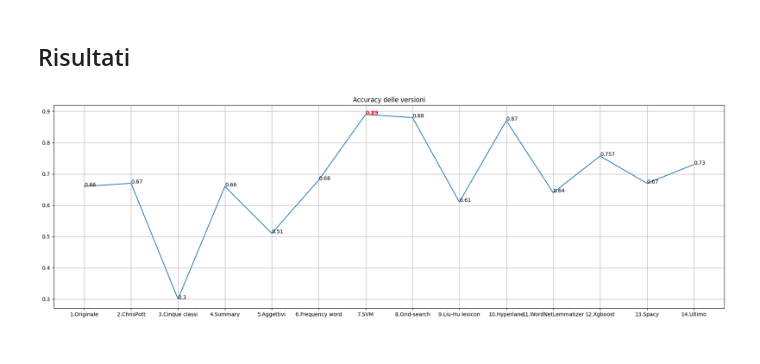
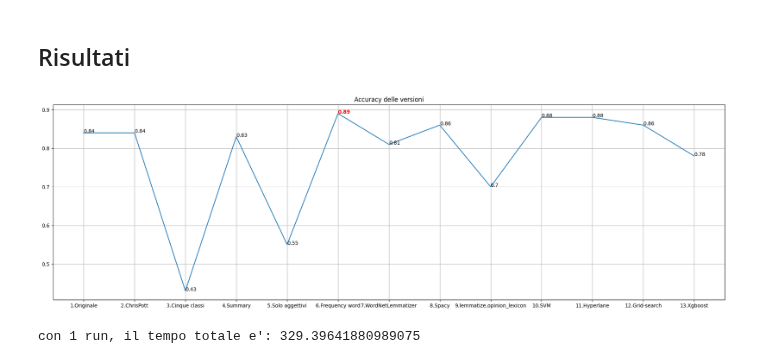
Before and after one commit to ElenaCurti/big-data, a Jupyter notebook: Attivita_05_TextAnalytics/applicazione.ipynb, the cells around one changed output. Saved outputs shown, nothing was run; the diff lists cells and outputs as text; code cells hidden in the pictures.

```diff
--- a/Attivita_05_TextAnalytics/applicazione.ipynb
+++ b/Attivita_05_TextAnalytics/applicazione.ipynb
@@ -131,4 +157,5 @@ def get_classifier_and_mean_accuracy(lista_overall, limite=100,  funzione_filtra
 # %%
-classifier1, accuracy1 = get_classifier_and_mean_accuracy([1.0, 5.0], funzione_tokenize=nltk.word_tokenize)
+classifier1, accuracy1 = get_classifier_and_mean_accuracy([1.0, 5.0], funzione_tokenize=nltk.word_tokenize, num_run=2)
 print(accuracy1)
+dizionario_plot["1.Originale"] = accuracy1
 # %% [output]
@@ -175,4 +212,5 @@ Most Informative Features
 # %%
-classifier3, accuracy3 = get_classifier_and_mean_accuracy([float(i) for i in range(1,6)],limite=100, funzione_tokenize=nltk.word_tokenize)
+classifier3, accuracy3 = get_classifier_and_mean_accuracy([float(i) for i in range(1,6)], funzione_tokenize=nltk.word_tokenize)
 print(accuracy3)
+dizionario_plot["3.Cinque classi"] = accuracy3
 # %% [output]
@@ -333,0 +242,4 @@ Accuracy:  0.88
+# %%
+classifier4, accuracy4 = get_classifier_and_mean_accuracy([1.0, 5.0], field="summary", funzione_tokenize=nltk.word_tokenize, min_freq=0)
+print(accuracy4)
+dizionario_plot["4.Summary"] = accuracy4
@@ -423,8 +565,8 @@ import xgboost as xgb
 import numpy as np
 from sklearn.metrics import accuracy_score
 
-reviews12 = getReviewData([1.0, 5.0], limite=1000)
-train_data, train_target, test_data, test_target = get_train_test_data_target(reviews12)
+reviews13 = getReviewData([1.0, 5.0], limite=1000)
+train_data, train_target, test_data, test_target = get_train_test_data_target(reviews13)
 
 cv = CountVectorizer(binary = True)
 cv.fit(train_data, train_target)
@@ -443,11 +585,13 @@ param = {'objective': 'binary:hinge'}       # Mette in  predicted_test solo valo
 # param = {}
 # binary:hinge
 # TODO fare 50 run
-classifier12 = xgb.train(param, train_matrix, num_boost_round = 30)
-predicted_test = classifier12.predict(test_matrix).tolist()
+classifier13 = xgb.train(param, train_matrix, num_boost_round = 30)
+predicted_test = classifier13.predict(test_matrix).tolist()
 # predicted_test = [1 if x>0.5 else 0 for x in predicted_test]
 
 # Accuracy
-accuracy12 = accuracy_score(test_target, predicted_test)
-print("Accuracy:",  accuracy12)# 0.9247195373643664
+accuracy13 = accuracy_score(test_target, predicted_test)
+print("Accuracy:",  accuracy13)# 0.9247195373643664
+
+dizionario_plot["13.Xgboost"] = accuracy13
 # %% [output]
@@ -549,33 +601,23 @@ Most Informative Features
 # %% [markdown]
 ## Risultati
 # %%
-dizionario_plot = {}
-dizionario_plot["1.Originale"] = accuracy1
-dizionario_plot["2.ChrisPott"] = accuracy2
-dizionario_plot["3.Cinque classi"] = accuracy3
-dizionario_plot["4.Summary"] = accuracy4
-dizionario_plot["5.Aggettivi"] = accuracy5
-dizionario_plot["6.Frequency word"] = accuracy6
-dizionario_plot["7.SVM"] = accuracy7
-dizionario_plot["8.Grid-search"] = accuracy8
-dizionario_plot["9.Liu-Hu lexicon"] = accuracy9
-dizionario_plot["10.Hyperlane"] = accuracy10
-dizionario_plot["11.WordNetLemmatizer"] = accuracy11
-dizionario_plot["12.Xgboost"] = accuracy12
-dizionario_plot["13.Spacy"] = accuracy13
-dizionario_plot["14.Ultimo"] = accuracy14
+import matplotlib.pyplot as plt
 
 x_titoli , y_accuracy = list(dizionario_plot.keys()), list(dizionario_plot.values())
-plt.rcParams["figure.figsize"] = (23,7)
+plt.rcParams["figure.figsize"] = (24,7)
 
 plt.plot(x_titoli, y_accuracy)
 for i in range(len(x_titoli)):
     if y_accuracy[i] == max(y_accuracy):
         plt.text(x_titoli[i], y_accuracy[i], str(y_accuracy[i]), color="red", weight='bold')
     else:
         plt.text(x_titoli[i], y_accuracy[i], str(y_accuracy[i]))
 
 plt.title('Accuracy delle versioni')
 plt.grid()
 # %% [output]
-[figure, old version]
+[figure, new version]
+# %%
+print("con 1 run, il tempo totale e':", time.time()-inizioo_tempo)
+# %% [output]
+con 1 run, il tempo totale e': 329.39641880989075
```
Also changed, not shown: parts of 75 cells of this notebook, 2 other files.
